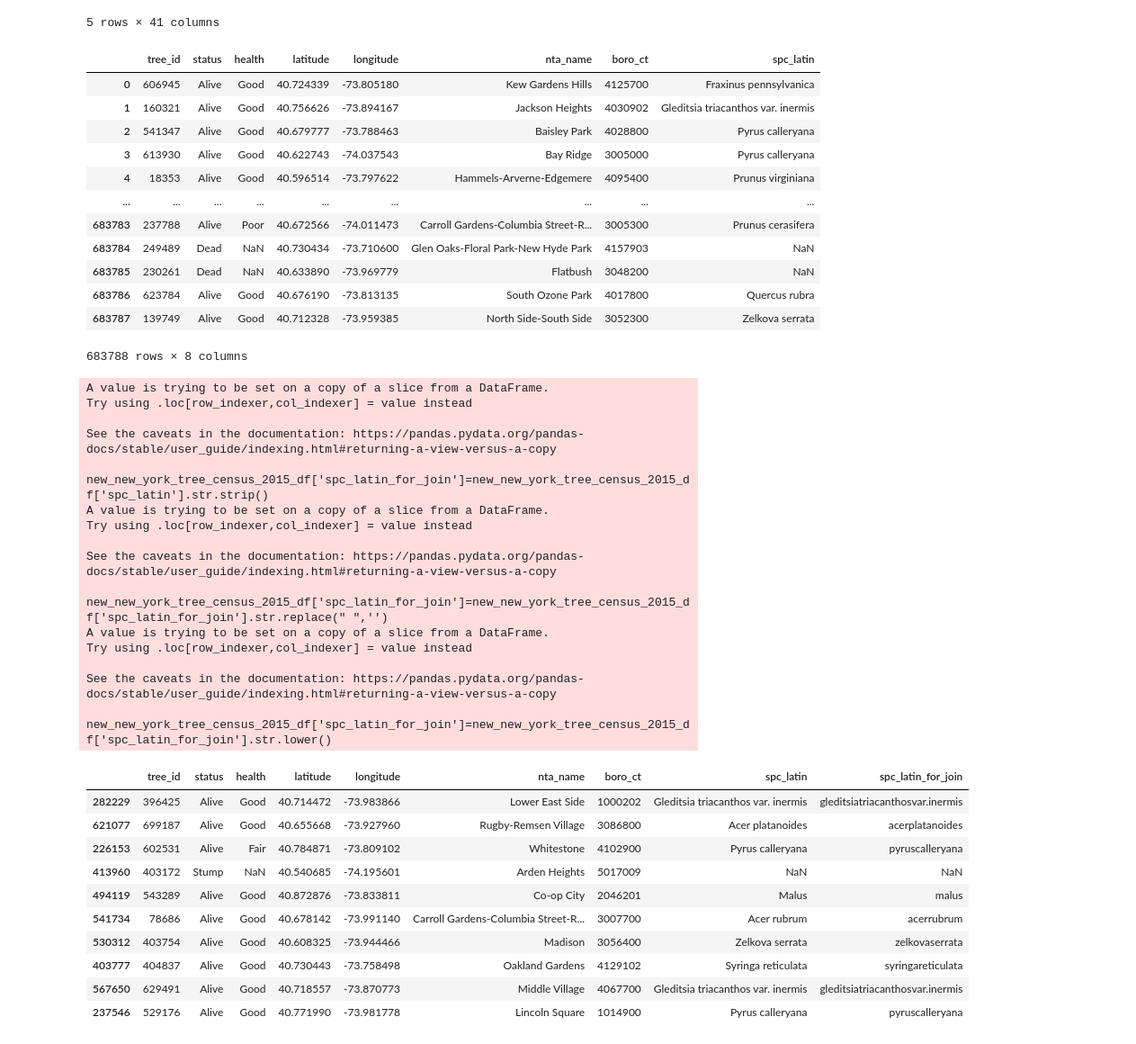
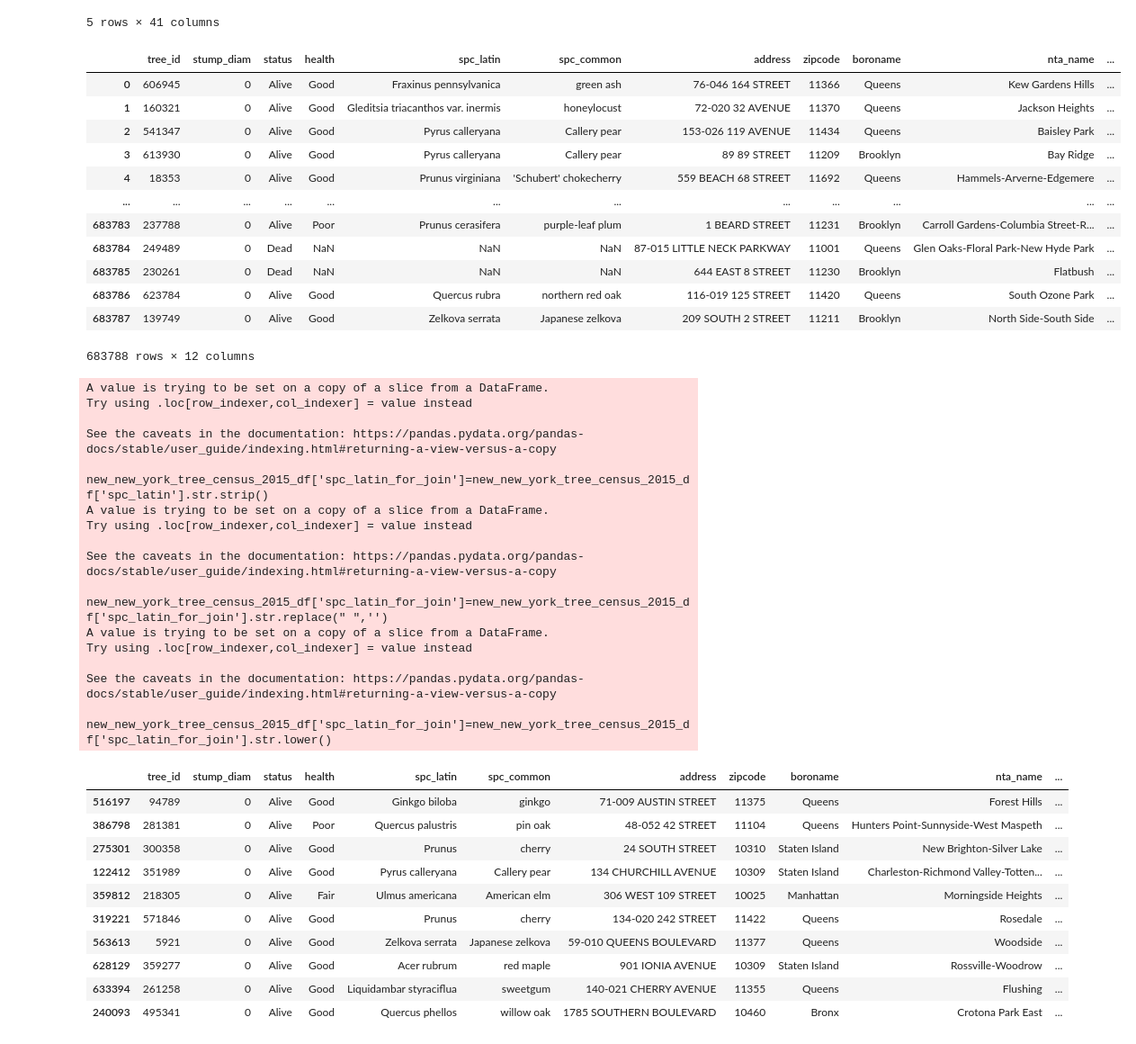
Before and after one commit to shadeetabasi/nyc-realestate-and-trees-project, a Jupyter notebook: dramane/new_york_tree_census_2015ipynb.ipynb, the cells around one changed output. Shown at 90% size. Saved outputs shown, nothing was run; the diff lists cells and outputs as text; code cells hidden in the pictures.

```diff
--- a/dramane/new_york_tree_census_2015ipynb.ipynb
+++ b/dramane/new_york_tree_census_2015ipynb.ipynb
@@ -13,23 +13,23 @@ new_york_tree_census_2015_df.head()
 | 4 | 18353 | 338911 | 2015-06-13 | 4 | 0 | OnCurb | Alive | Good | Prunus virginiana | ... |
 5 rows × 41 columns
 # %%
-new_new_york_tree_census_2015_df = new_york_tree_census_2015_df[['tree_id', 'status', 'health', 'latitude', 'longitude', 'nta_name', 'boro_ct', 'spc_latin']]
+new_new_york_tree_census_2015_df = new_york_tree_census_2015_df[['tree_id', 'stump_diam', 'status', 'health', 'spc_latin', 'spc_common', 'address', 'zipcode', 'boroname', 'nta_name', 'latitude', 'longitude']]
 
 new_new_york_tree_census_2015_df
 # %% [output]
-|  | tree_id | status | health | latitude | longitude | nta_name | boro_ct | spc_latin |
-| 0 | 606945 | Alive | Good | 40.724339 | -73.805180 | Kew Gardens Hills | 4125700 | Fraxinus pennsylvanica |
-| 1 | 160321 | Alive | Good | 40.756626 | -73.894167 | Jackson Heights | 4030902 | Gleditsia triacanthos var. inermis |
-| 2 | 541347 | Alive | Good | 40.679777 | -73.788463 | Baisley Park | 4028800 | Pyrus calleryana |
-| 3 | 613930 | Alive | Good | 40.622743 | -74.037543 | Bay Ridge | 3005000 | Pyrus calleryana |
-| 4 | 18353 | Alive | Good | 40.596514 | -73.797622 | Hammels-Arverne-Edgemere | 4095400 | Prunus virginiana |
-| ... | ... | ... | ... | ... | ... | ... | ... | ... |
-| 683783 | 237788 | Alive | Poor | 40.672566 | -74.011473 | Carroll Gardens-Columbia Street-R... | 3005300 | Prunus cerasifera |
-| 683784 | 249489 | Dead | NaN | 40.730434 | -73.710600 | Glen Oaks-Floral Park-New Hyde Park | 4157903 | NaN |
-| 683785 | 230261 | Dead | NaN | 40.633890 | -73.969779 | Flatbush | 3048200 | NaN |
-| 683786 | 623784 | Alive | Good | 40.676190 | -73.813135 | South Ozone Park | 4017800 | Quercus rubra |
-| 683787 | 139749 | Alive | Good | 40.712328 | -73.959385 | North Side-South Side | 3052300 | Zelkova serrata |
+|  | tree_id | stump_diam | status | health | spc_latin | spc_common | address | zipcode | boroname | nta_name | ... |
+| 0 | 606945 | 0 | Alive | Good | Fraxinus pennsylvanica | green ash | 76-046 164 STREET | 11366 | Queens | Kew Gardens Hills | ... |
+| 1 | 160321 | 0 | Alive | Good | Gleditsia triacanthos var. inermis | honeylocust | 72-020 32 AVENUE | 11370 | Queens | Jackson Heights | ... |
+| 2 | 541347 | 0 | Alive | Good | Pyrus calleryana | Callery pear | 153-026 119 AVENUE | 11434 | Queens | Baisley Park | ... |
+| 3 | 613930 | 0 | Alive | Good | Pyrus calleryana | Callery pear | 89 89 STREET | 11209 | Brooklyn | Bay Ridge | ... |
+| 4 | 18353 | 0 | Alive | Good | Prunus virginiana | 'Schubert' chokecherry | 559 BEACH 68 STREET | 11692 | Queens | Hammels-Arverne-Edgemere | ... |
+| ... | ... | ... | ... | ... | ... | ... | ... | ... | ... | ... | ... |
+| 683783 | 237788 | 0 | Alive | Poor | Prunus cerasifera | purple-leaf plum | 1 BEARD STREET | 11231 | Brooklyn | Carroll Gardens-Columbia Street-R... | ... |
+| 683784 | 249489 | 0 | Dead | NaN | NaN | NaN | 87-015 LITTLE NECK PARKWAY | 11001 | Queens | Glen Oaks-Floral Park-New Hyde Park | ... |
+| 683785 | 230261 | 0 | Dead | NaN | NaN | NaN | 644 EAST 8 STREET | 11230 | Brooklyn | Flatbush | ... |
+| 683786 | 623784 | 0 | Alive | Good | Quercus rubra | northern red oak | 116-019 125 STREET | 11420 | Queens | South Ozone Park | ... |
+| 683787 | 139749 | 0 | Alive | Good | Zelkova serrata | Japanese zelkova | 209 SOUTH 2 STREET | 11211 | Brooklyn | North Side-South Side | ... |
-683788 rows × 8 columns
+683788 rows × 12 columns
 # %%
 new_new_york_tree_census_2015_df['spc_latin_for_join']=new_new_york_tree_census_2015_df['spc_latin'].str.strip()
 
@@ -52,17 +52,17 @@ Try using .loc[row_indexer,col_indexer] = value instead
 
 See the caveats in the documentation: https://pandas.pydata.org/pandas-docs/stable/user_guide/indexing.html#returning-a-view-versus-a-copy
   new_new_york_tree_census_2015_df['spc_latin_for_join']=new_new_york_tree_census_2015_df['spc_latin_for_join'].str.lower()
-|  | tree_id | status | health | latitude | longitude | nta_name | boro_ct | spc_latin | spc_latin_for_join |
-| 282229 | 396425 | Alive | Good | 40.714472 | -73.983866 | Lower East Side | 1000202 | Gleditsia triacanthos var. inermis | gleditsiatriacanthosvar.inermis |
-| 621077 | 699187 | Alive | Good | 40.655668 | -73.927960 | Rugby-Remsen Village | 3086800 | Acer platanoides | acerplatanoides |
-| 226153 | 602531 | Alive | Fair | 40.784871 | -73.809102 | Whitestone | 4102900 | Pyrus calleryana | pyruscalleryana |
-| 413960 | 403172 | Stump | NaN | 40.540685 | -74.195601 | Arden Heights | 5017009 | NaN | NaN |
-| 494119 | 543289 | Alive | Good | 40.872876 | -73.833811 | Co-op City | 2046201 | Malus | malus |
-| 541734 | 78686 | Alive | Good | 40.678142 | -73.991140 | Carroll Gardens-Columbia Street-R... | 3007700 | Acer rubrum | acerrubrum |
-| 530312 | 403754 | Alive | Good | 40.608325 | -73.944466 | Madison | 3056400 | Zelkova serrata | zelkovaserrata |
-| 403777 | 404837 | Alive | Good | 40.730443 | -73.758498 | Oakland Gardens | 4129102 | Syringa reticulata | syringareticulata |
-| 567650 | 629491 | Alive | Good | 40.718557 | -73.870773 | Middle Village | 4067700 | Gleditsia triacanthos var. inermis | gleditsiatriacanthosvar.inermis |
-| 237546 | 529176 | Alive | Good | 40.771990 | -73.981778 | Lincoln Square | 1014900 | Pyrus calleryana | pyruscalleryana |
+|  | tree_id | stump_diam | status | health | spc_latin | spc_common | address | zipcode | boroname | nta_name | ... |
+| 516197 | 94789 | 0 | Alive | Good | Ginkgo biloba | ginkgo | 71-009 AUSTIN STREET | 11375 | Queens | Forest Hills | ... |
+| 386798 | 281381 | 0 | Alive | Poor | Quercus palustris | pin oak | 48-052 42 STREET | 11104 | Queens | Hunters Point-Sunnyside-West Maspeth | ... |
+| 275301 | 300358 | 0 | Alive | Good | Prunus | cherry | 24 SOUTH STREET | 10310 | Staten Island | New Brighton-Silver Lake | ... |
+| 122412 | 351989 | 0 | Alive | Good | Pyrus calleryana | Callery pear | 134 CHURCHILL AVENUE | 10309 | Staten Island | Charleston-Richmond Valley-Totten... | ... |
+| 359812 | 218305 | 0 | Alive | Fair | Ulmus americana | American elm | 306 WEST 109 STREET | 10025 | Manhattan | Morningside Heights | ... |
+| 319221 | 571846 | 0 | Alive | Good | Prunus | cherry | 134-020 242 STREET | 11422 | Queens | Rosedale | ... |
+| 563613 | 5921 | 0 | Alive | Good | Zelkova serrata | Japanese zelkova | 59-010 QUEENS BOULEVARD | 11377 | Queens | Woodside | ... |
+| 628129 | 359277 | 0 | Alive | Good | Acer rubrum | red maple | 901 IONIA AVENUE | 10309 | Staten Island | Rossville-Woodrow | ... |
+| 633394 | 261258 | 0 | Alive | Good | Liquidambar styraciflua | sweetgum | 140-021 CHERRY AVENUE | 11355 | Queens | Flushing | ... |
+| 240093 | 495341 | 0 | Alive | Good | Quercus phellos | willow oak | 1785 SOUTHERN BOULEVARD | 10460 | Bronx | Crotona Park East | ... |
 # %%
 chars = "\`*_{}[]()>#+-.,!$:;%'&/?"
 for c in chars:
```
Also changed, not shown: parts of 3 cells of this notebook.
